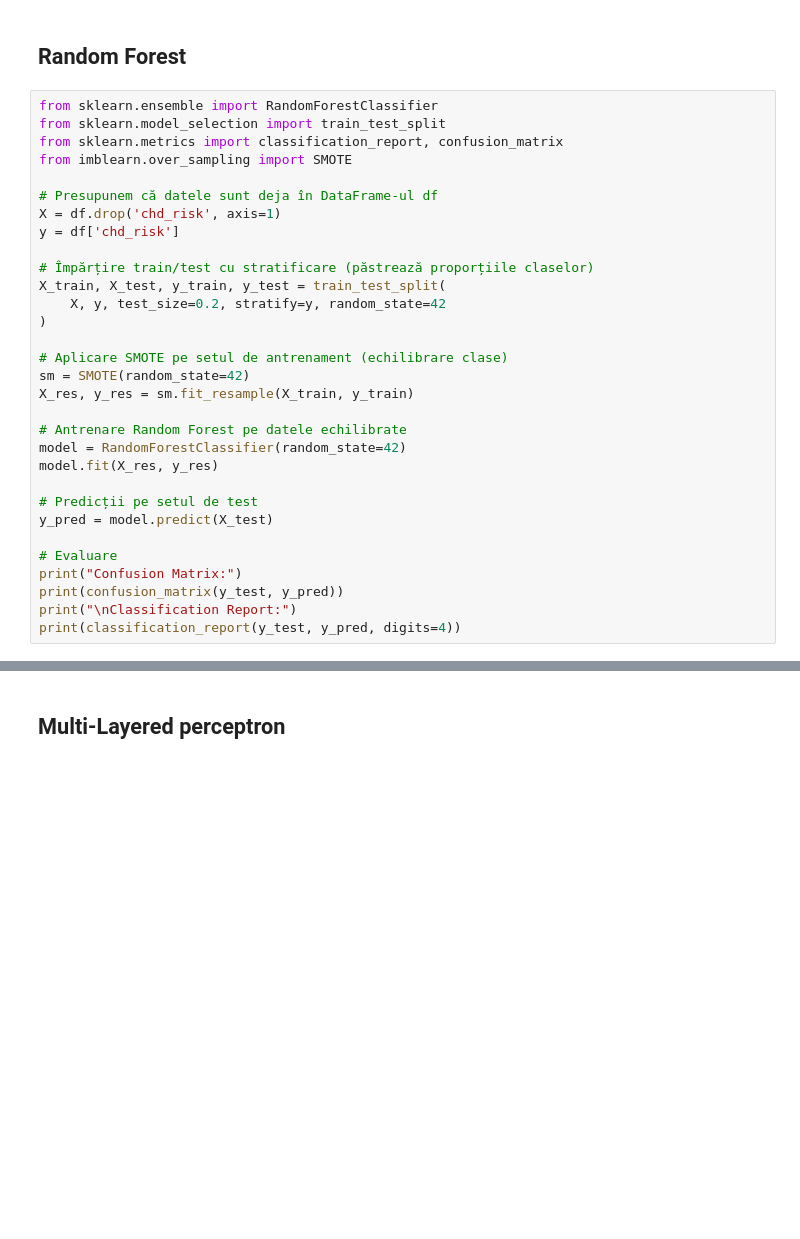
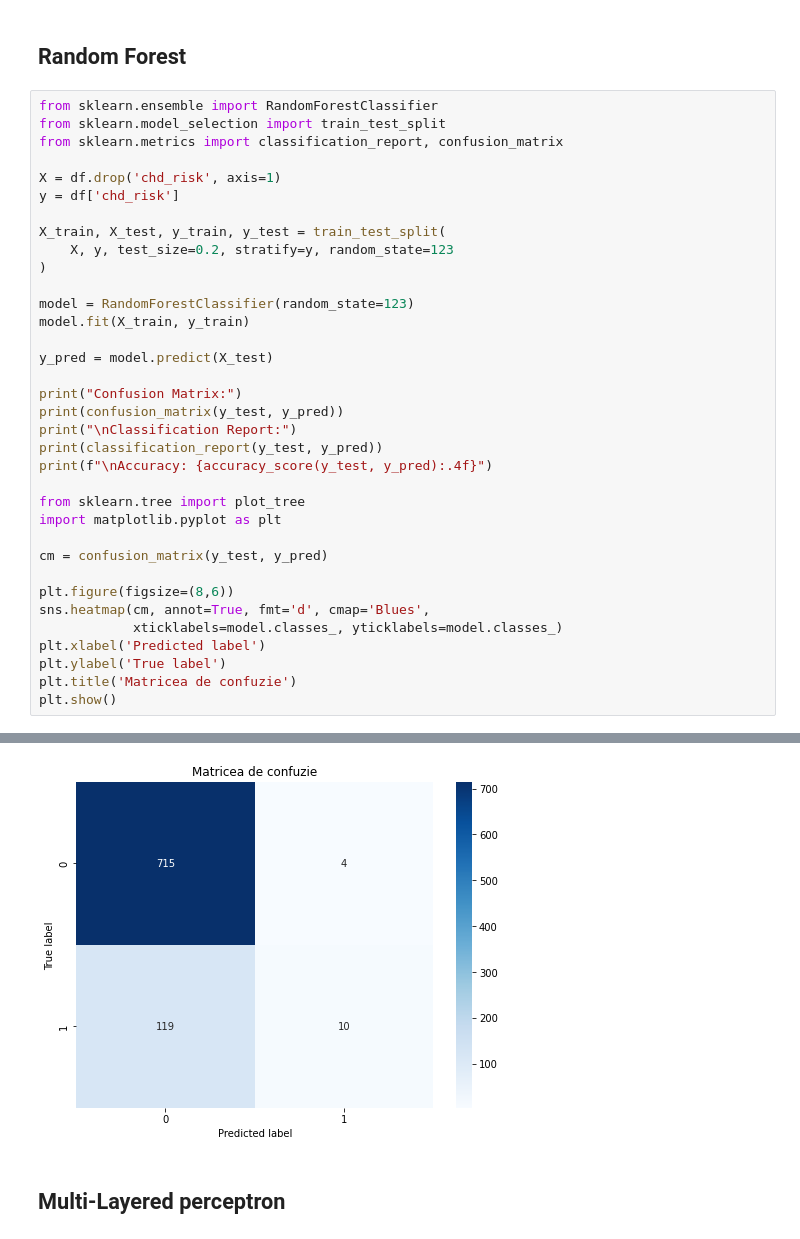
Before and after one commit to robertenciu/applied-machine-learning, a Jupyter notebook: heart.ipynb, the cells around one changed output, grey strips where cells are left out. Cells and saved outputs as stored; diff of their text form; blank space fills up the shorter version.

```diff
--- a/heart.ipynb
+++ b/heart.ipynb
@@ -460,32 +438,36 @@ Accuracy: 0.6769
 from sklearn.ensemble import RandomForestClassifier
 from sklearn.model_selection import train_test_split
 from sklearn.metrics import classification_report, confusion_matrix
-from imblearn.over_sampling import SMOTE
 
-# Presupunem că datele sunt deja în DataFrame-ul df
 X = df.drop('chd_risk', axis=1)
 y = df['chd_risk']
 
-# Împărțire train/test cu stratificare (păstrează proporțiile claselor)
 X_train, X_test, y_train, y_test = train_test_split(
-    X, y, test_size=0.2, stratify=y, random_state=42
+    X, y, test_size=0.2, stratify=y, random_state=123
 )
 
-# Aplicare SMOTE pe setul de antrenament (echilibrare clase)
-sm = SMOTE(random_state=42)
-X_res, y_res = sm.fit_resample(X_train, y_train)
+model = RandomForestClassifier(random_state=123)
+model.fit(X_train, y_train)
 
-# Antrenare Random Forest pe datele echilibrate
-model = RandomForestClassifier(random_state=42)
-model.fit(X_res, y_res)
-
-# Predicții pe setul de test
 y_pred = model.predict(X_test)
 
-# Evaluare
 print("Confusion Matrix:")
 print(confusion_matrix(y_test, y_pred))
 print("\nClassification Report:")
-print(classification_report(y_test, y_pred, digits=4))
+print(classification_report(y_test, y_pred))
+print(f"\nAccuracy: {accuracy_score(y_test, y_pred):.4f}")
+
+from sklearn.tree import plot_tree
+import matplotlib.pyplot as plt
+
+cm = confusion_matrix(y_test, y_pred)
+
+plt.figure(figsize=(8,6))
+sns.heatmap(cm, annot=True, fmt='d', cmap='Blues',
+            xticklabels=model.classes_, yticklabels=model.classes_)
+plt.xlabel('Predicted label')
+plt.ylabel('True label')
+plt.title('Matricea de confuzie')
+plt.show()
 # %% [output]
 Confusion Matrix:
@@ -504,3 +489,4 @@ weighted avg     0.7756    0.7889    0.7819       848
+[figure, added]
 # %% [markdown]
 ## Multi-Layered perceptron
 # %%
```
Also changed, not shown: parts of 15 cells of this notebook, 1 other file.
